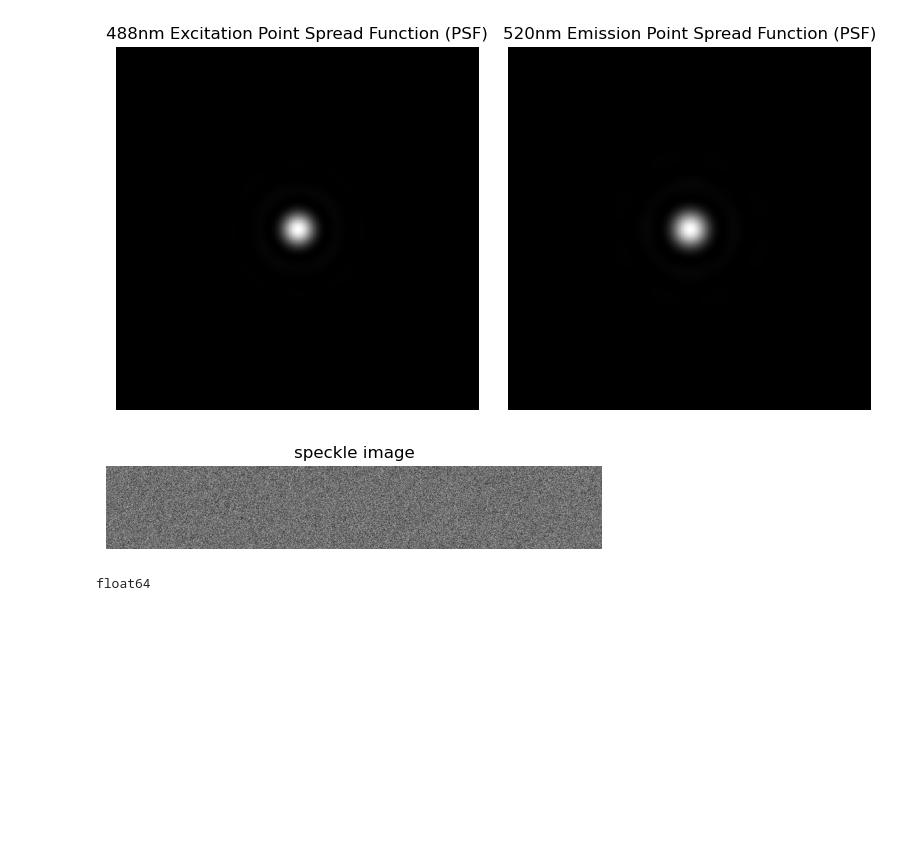
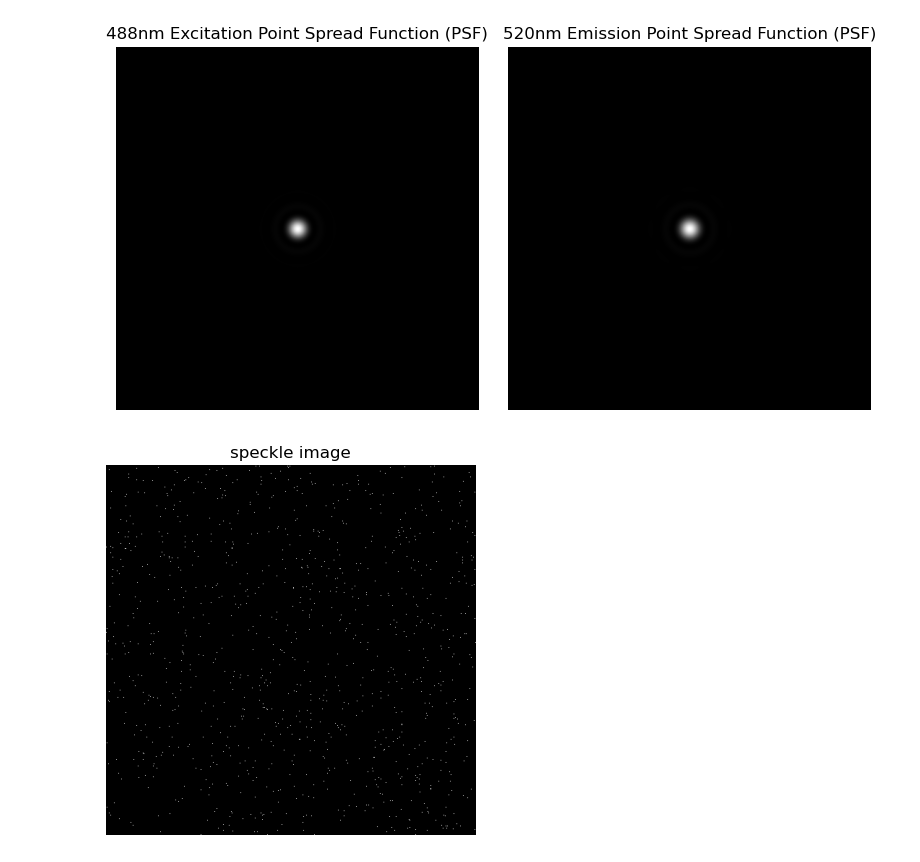
Before and after one commit to banksycjt/non_linear_RIM, a Jupyter notebook: line_pair/line_pair_generator.ipynb, the cells around one changed output. Cells and saved outputs as stored; diff of their text form; code cells hidden in the pictures; blank space fills up the shorter version.

```diff
--- a/line_pair/line_pair_generator.ipynb
+++ b/line_pair/line_pair_generator.ipynb
@@ -94,30 +93,29 @@ fig, axes = plt.subplots(1, 2, figsize=(8, 4))
 
 # 激发点扩散函数
 axes[0].imshow(excitation_psf, cmap='gray')
-axes[0].set_title("488nm Excitation Point Spread Function (PSF)")
+axes[0].set_title(f"{excitation_wavelength}nm Excitation Point Spread Function (PSF)")
 axes[0].axis('off')
 
 # 发射点扩散函数
 axes[1].imshow(emission_psf, cmap='gray')
-axes[1].set_title("520nm Emission Point Spread Function (PSF)")
+axes[1].set_title(f"{emission_wavelength}nm Emission Point Spread Function (PSF)")
 axes[1].axis('off')
 
 plt.tight_layout()
 plt.show()
 # %% [output]
-[figure, old version]
+[figure, new version]
-# %%
-# 生成256x256的随机散斑图片，像素值呈现半正态分布，平均值为2**31，方差为2**10
-speckle_image = np.round(np.abs(np.random.normal(2**31, 2**10, (128, 128*6))))
-
-# 显示其中一张随机散斑图片
-plt.imshow(speckle_image, cmap='gray')
-plt.title("speckle image")
-plt.axis('off')  # 不显示坐标轴
-plt.show()
-# %% [output]
-[figure, removed]
-# %%
-print(speckle_image.dtype)
-# %% [output]
-float64
+# %%
+speckle_image = np.zeros((camara_pixels_number, camara_pixels_number))
+num_speckles = 1000
+indices = np.random.choice(camara_pixels_number * camara_pixels_number, num_speckles, replace=False)
+speckle_image[np.unravel_index(indices, (camara_pixels_number, camara_pixels_number))] = 1
+
+# 显示随机散斑图片
+#plt.figure(figsize=(18, 9))
+plt.imshow(speckle_image, cmap='gray')
+plt.title("speckle image")
+plt.axis('off')  # 不显示坐标轴
+plt.show()
+# %% [output]
+[figure, added]
```
Also changed, not shown: parts of 11 cells of this notebook, 5 other files.
